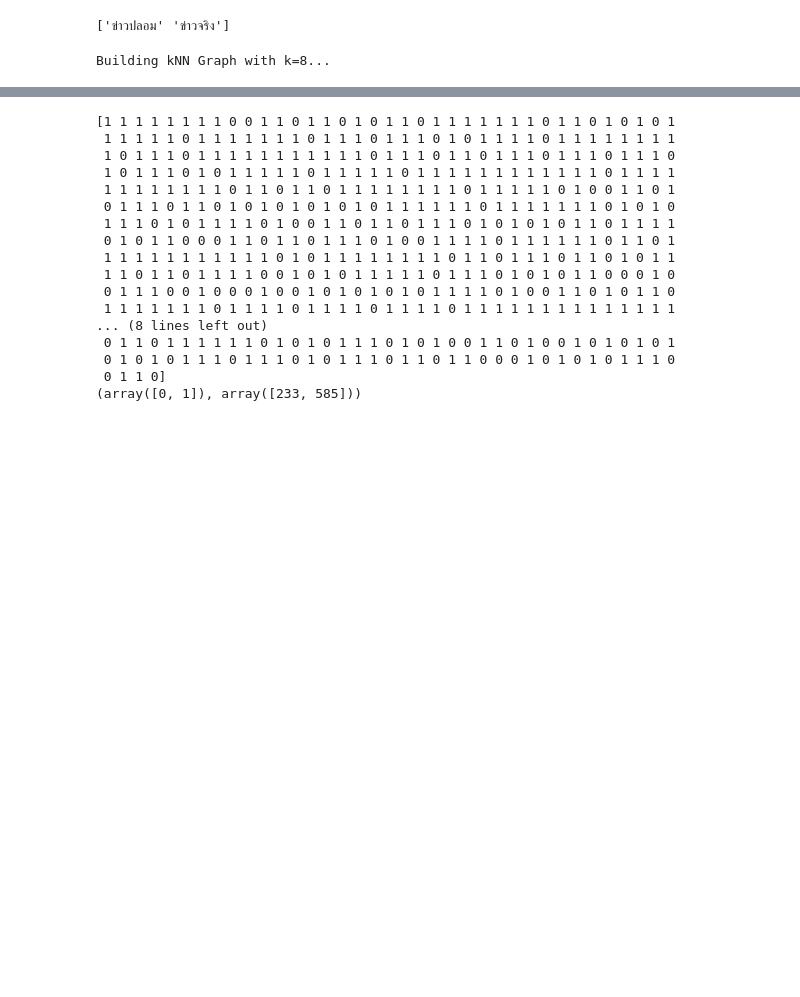
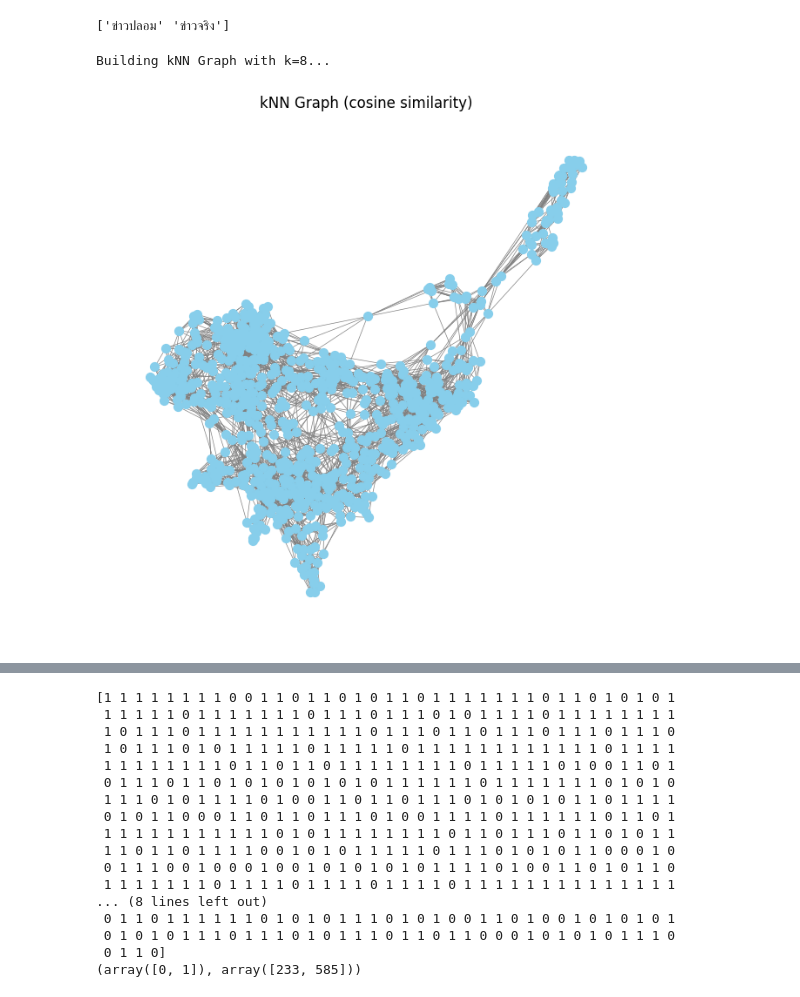
Before and after one commit to TtPeeraphat/Project_Thaifakenews, a Jupyter notebook: main.ipynb, the cells around one changed output, grey strips where cells are left out. Cells and saved outputs as stored; diff of their text form; code cells hidden in the pictures; blank space fills up the shorter version.

```diff
--- a/main.ipynb
+++ b/main.ipynb
@@ -303,25 +366,48 @@ print(df['label'].unique())
 ['ข่าวปลอม' 'ข่าวจริง']
 # %%
 N = x_np.shape[0]
-k = min(8, max(3, int(np.round(np.log2(max(N, 2)))))) # k=8 (ตามที่วิเคราะห์)
+k = 8  # fixed k used in training and prediction
+print(f"Building kNN Graph with k={k}...")
 
-print(f"Building kNN Graph with k={k}...")
 nbrs = NearestNeighbors(n_neighbors=k+1, metric='cosine').fit(x_np)
-dist, idx = nbrs.kneighbors(x_np)
+dist, idx = nbrs.kneighbors(x_np)  # dist shape (N, k+1), idx shape (N, k+1)
 
-# สร้าง undirected edges
 src = np.repeat(np.arange(N), k)
 dst = idx[:, 1:].reshape(-1)
-w = 1.0 - dist[:, 1:].reshape(-1)
+w = 1.0 - dist[:, 1:].reshape(-1)  # similarity scores
 
-edge_index_np = np.vstack([src, dst])
+edge_index_np = np.vstack([src, dst])  # (2, E)
+# make undirected by adding reverse edges
 edge_index_np_rev = edge_index_np[::-1, :]
 edge_index_np = np.concatenate([edge_index_np, edge_index_np_rev], axis=1)
 edge_weight_np = np.concatenate([w, w], axis=0)
 
 edge_index = torch.tensor(edge_index_np, dtype=torch.long)
 edge_weight = torch.tensor(edge_weight_np, dtype=torch.float)
-edge_index, edge_weight = coalesce(edge_index, edge_weight, reduce='mean')
+
+# coalesce to remove duplicates and aggregate weights
+try:
+    edge_index, edge_weight = coalesce(edge_index, edge_weight, N, reduce='mean')
+except TypeError:
+    # older/newer signature: try without explicit reduce or different order
+    try:
+        edge_index, edge_weight = coalesce(edge_index, edge_weight, num_nodes=N)
+    except Exception as e:
+        print("Warning: coalesce failed, proceeding without coalesce:", e)
+
+# optional quick graph visualize
+try:
+    G = nx.Graph()
+    edges = list(zip(edge_index[0].cpu().numpy(), edge_index[1].cpu().numpy()))
+    G.add_edges_from(edges)
+    plt.figure(figsize=(6,6))
+    pos = nx.spring_layout(G, seed=SEED)
+    nx.draw(G, pos, with_labels=False, node_color='skyblue', edge_color='gray', node_size=50, width=0.5)
+    plt.title("kNN Graph (cosine similarity)")
+    plt.show()
+except Exception as e:
+    print("Graph plot skipped:", e)
 # %% [output]
 Building kNN Graph with k=8...
+[figure, added]
 # %%
```
Also changed, not shown: parts of 44 cells of this notebook.
